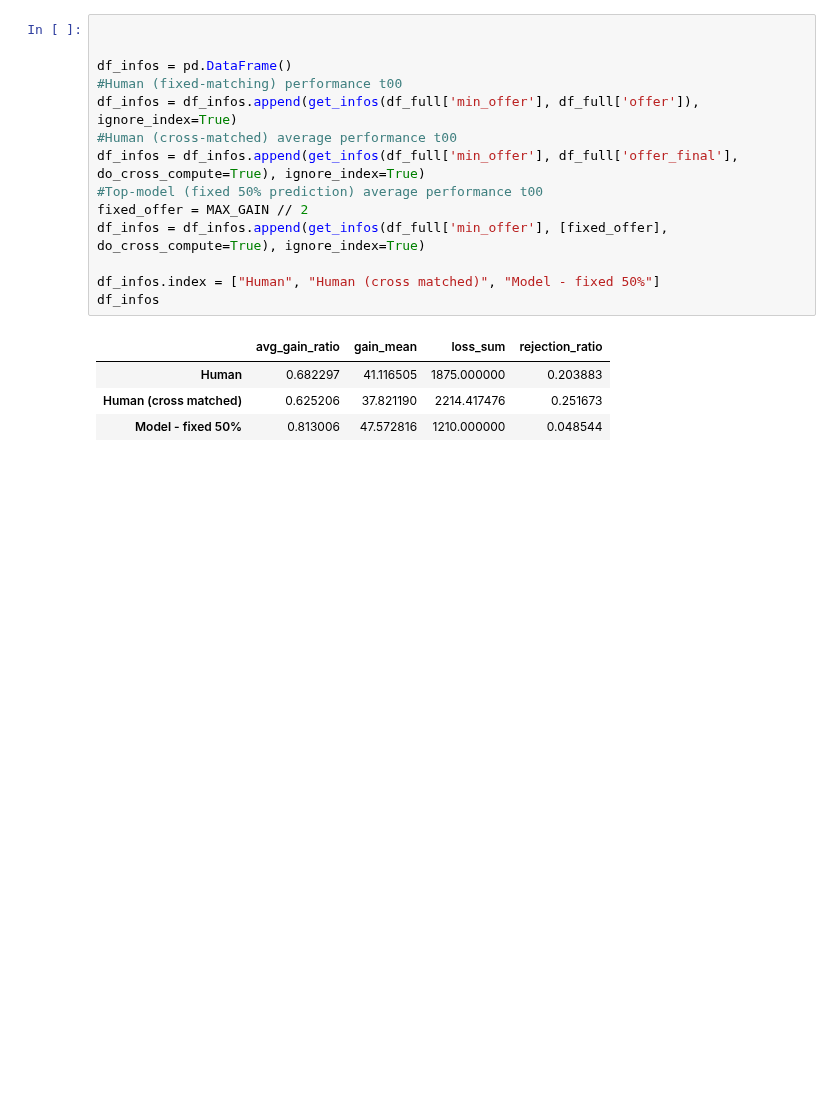
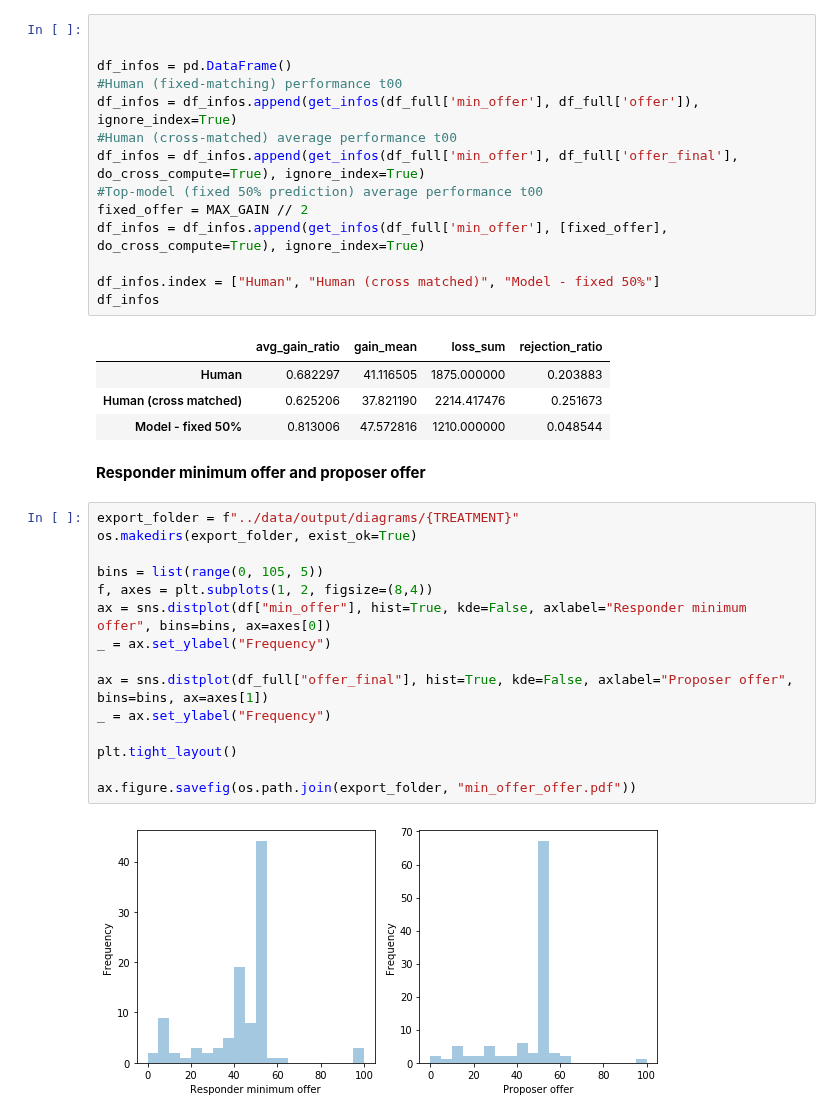
Before and after one commit to afranck64/ultimatum, a Jupyter notebook: notebooks/Data - t00.ipynb, the cells around one changed output. Saved outputs shown, nothing was run; the diff lists cells and outputs as text; blank space fills up the shorter version.

```diff
--- a/notebooks/Data - t00.ipynb
+++ b/notebooks/Data - t00.ipynb
@@ -112,3 +114,22 @@ df_infos
 | Human | 0.682297 | 41.116505 | 1875.000000 | 0.203883 |
 | Human (cross matched) | 0.625206 | 37.821190 | 2214.417476 | 0.251673 |
 | Model - fixed 50% | 0.813006 | 47.572816 | 1210.000000 | 0.048544 |
+# %% [markdown]
+**Responder minimum offer and proposer offer**
+# %%
+export_folder = f"../data/output/diagrams/{TREATMENT}"
+os.makedirs(export_folder, exist_ok=True)
+
+bins = list(range(0, 105, 5))
+f, axes = plt.subplots(1, 2, figsize=(8,4))
+ax = sns.distplot(df["min_offer"], hist=True, kde=False, axlabel="Responder minimum offer", bins=bins, ax=axes[0])
+_ = ax.set_ylabel("Frequency")
+
+ax = sns.distplot(df_full["offer_final"], hist=True, kde=False, axlabel="Proposer offer", bins=bins, ax=axes[1])
+_ = ax.set_ylabel("Frequency")
+
+plt.tight_layout()
+
+ax.figure.savefig(os.path.join(export_folder, "min_offer_offer.pdf"))
+# %% [output]
+[figure, added]
```
Also changed, not shown: parts of 6 cells of this notebook.
